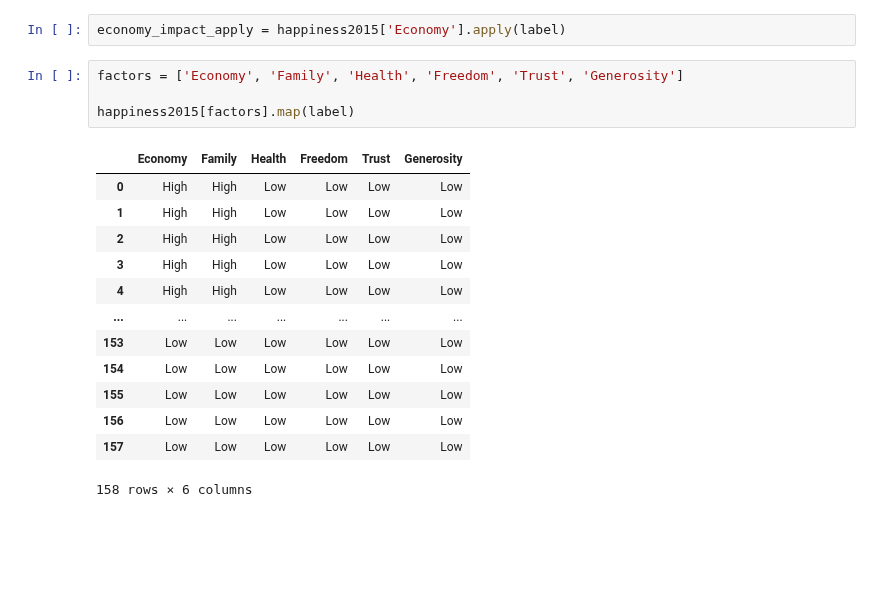
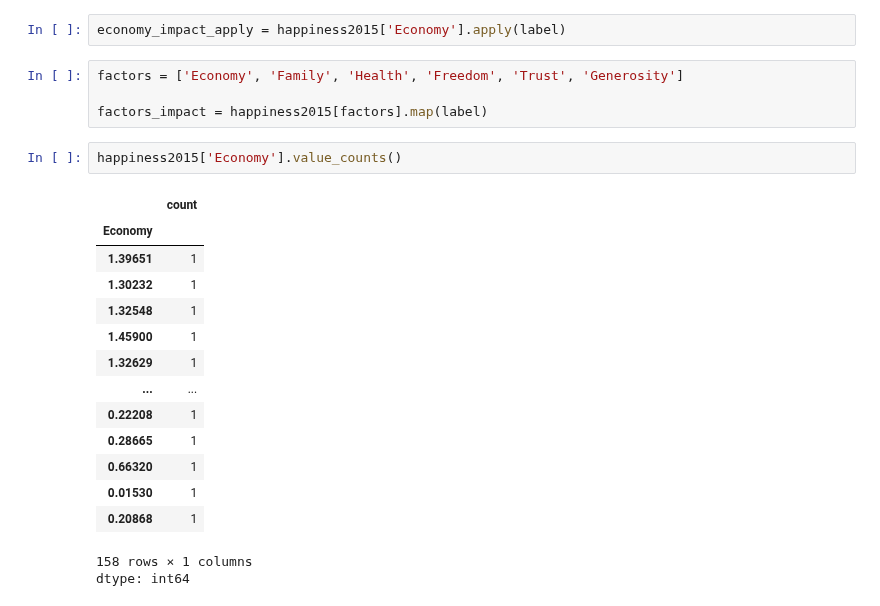
Before and after one commit to Krzesimir13/DataQuest, a Jupyter notebook: world_happiness.ipynb, the cells around one changed output. Cells and saved outputs as stored; diff of their text form; blank space fills up the shorter version.

```diff
--- a/world_happiness.ipynb
+++ b/world_happiness.ipynb
@@ -328,18 +316,22 @@ economy_impact_apply = happiness2015['Economy'].apply(label)
 # %%
 factors = ['Economy', 'Family', 'Health', 'Freedom', 'Trust', 'Generosity']
 
-happiness2015[factors].map(label)
+factors_impact = happiness2015[factors].map(label)
-# %% [output]
-|  | Economy | Family | Health | Freedom | Trust | Generosity |
-| 0 | High | High | Low | Low | Low | Low |
-| 1 | High | High | Low | Low | Low | Low |
-| 2 | High | High | Low | Low | Low | Low |
-| 3 | High | High | Low | Low | Low | Low |
-| 4 | High | High | Low | Low | Low | Low |
-| ... | ... | ... | ... | ... | ... | ... |
-| 153 | Low | Low | Low | Low | Low | Low |
-| 154 | Low | Low | Low | Low | Low | Low |
-| 155 | Low | Low | Low | Low | Low | Low |
-| 156 | Low | Low | Low | Low | Low | Low |
-| 157 | Low | Low | Low | Low | Low | Low |
-158 rows × 6 columns
+# %%
+happiness2015['Economy'].value_counts()
+# %% [output]
+|  | count |
+| Economy |  |
+| 1.39651 | 1 |
+| 1.30232 | 1 |
+| 1.32548 | 1 |
+| 1.45900 | 1 |
+| 1.32629 | 1 |
+| ... | ... |
+| 0.22208 | 1 |
+| 0.28665 | 1 |
+| 0.66320 | 1 |
+| 0.01530 | 1 |
+| 0.20868 | 1 |
+158 rows × 1 columns
+dtype: int64
```
Also changed, not shown: parts of 7 cells of this notebook.
